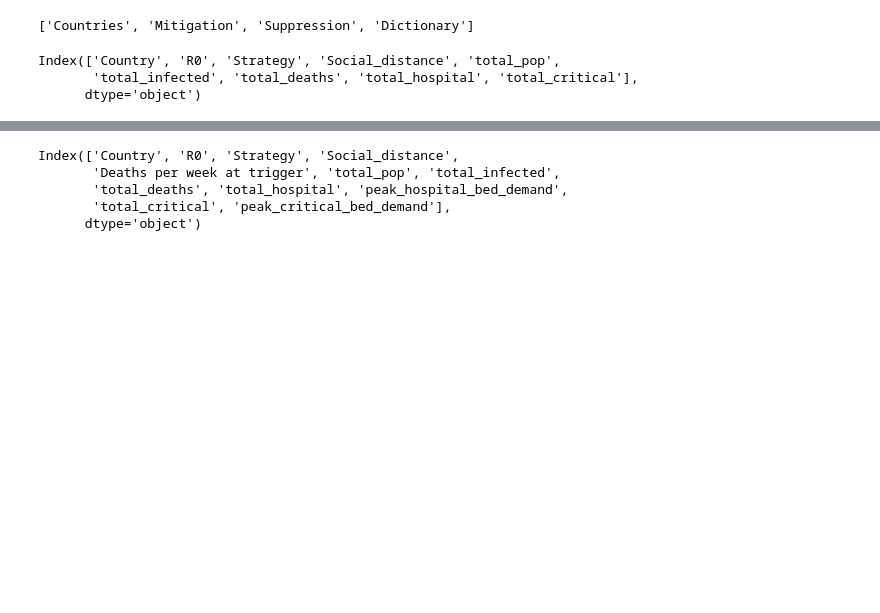
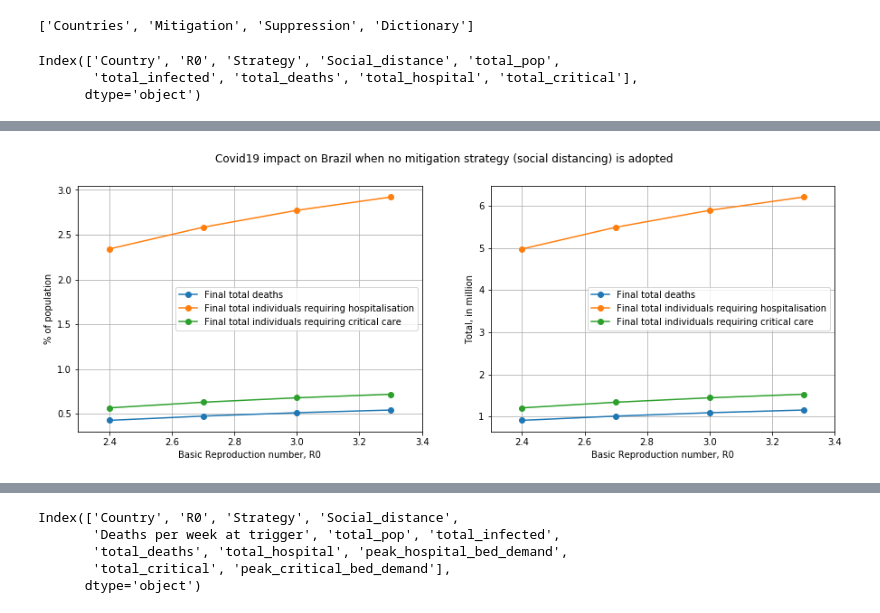
Before and after one commit to matheusomendonca/covid19-ICResearch, a Jupyter notebook: Imperial College Covid19 - Brasil.ipynb, the cells around one changed output, grey strips where cells are left out. Saved outputs shown, nothing was run; the diff lists cells and outputs as text; code cells hidden in the pictures; blank space fills up the shorter version.

```diff
--- a/Imperial College Covid19 - Brasil.ipynb
+++ b/Imperial College Covid19 - Brasil.ipynb
@@ -25,0 +47,9 @@ Index(['Country', 'R0', 'Strategy', 'Social_distance', 'total_pop',
+# %%
+# percent and absolute values (per million)
+perc_names = list(br_mitigation_df.columns.values[5:9]+'_perc')
+mil_names = list(br_mitigation_df.columns.values[5:9]+'_million')
+br_mitigation_df[perc_names] = br_mitigation_df.loc[:,'total_infected':
+                                                        'total_critical'].div(br_mitigation_df['total_pop'],
+                                                                                              axis=0)*100
+br_mitigation_df[mil_names] = br_mitigation_df.loc[:,'total_infected':
+                                                       'total_critical']*1e-6
@@ -25,0 +67,35 @@ Index(['Country', 'R0', 'Strategy', 'Social_distance', 'total_pop',
+# %%
+# plot
+fig, ax = plt.subplots(ncols=2, figsize=(15, 5))
+
+# percentual plot
+no_social_distance.plot(x="R0", y=['total_deaths_perc',
+                                   'total_hospital_perc',
+                                   'total_critical_perc'],
+                        style='o-',
+                        ax=ax[0],
+                       label=['Final total deaths',
+                              'Final total individuals requiring hospitalisation',
+                              'Final total individuals requiring critical care'])
+ax[0].set_ylabel("% of population")
+ax[0].set_xlabel("Basic Reproduction number, R0")
+ax[0].set_xlim([2.3, 3.4])
+ax[0].grid()
+
+# absolute values plot
+no_social_distance.plot(x="R0", y=['total_deaths_million',
+                                   'total_hospital_million',
+                                   'total_critical_million'],
+                        style='o-',
+                        ax=ax[1],
+                       label=['Final total deaths',
+                              'Final total individuals requiring hospitalisation',
+                              'Final total individuals requiring critical care'])
+ax[1].set_ylabel("Total, in million")
+ax[1].grid()
+ax[1].set_xlabel("Basic Reproduction number, R0")
+ax[1].set_xlim([2.3, 3.4])
+plt.suptitle("Covid19 impact on Brazil when no mitigation strategy (social distancing) is adopted")
+plt.show()
+# %% [output]
+[figure, added]
```
Also changed, not shown: parts of 17 cells of this notebook.
